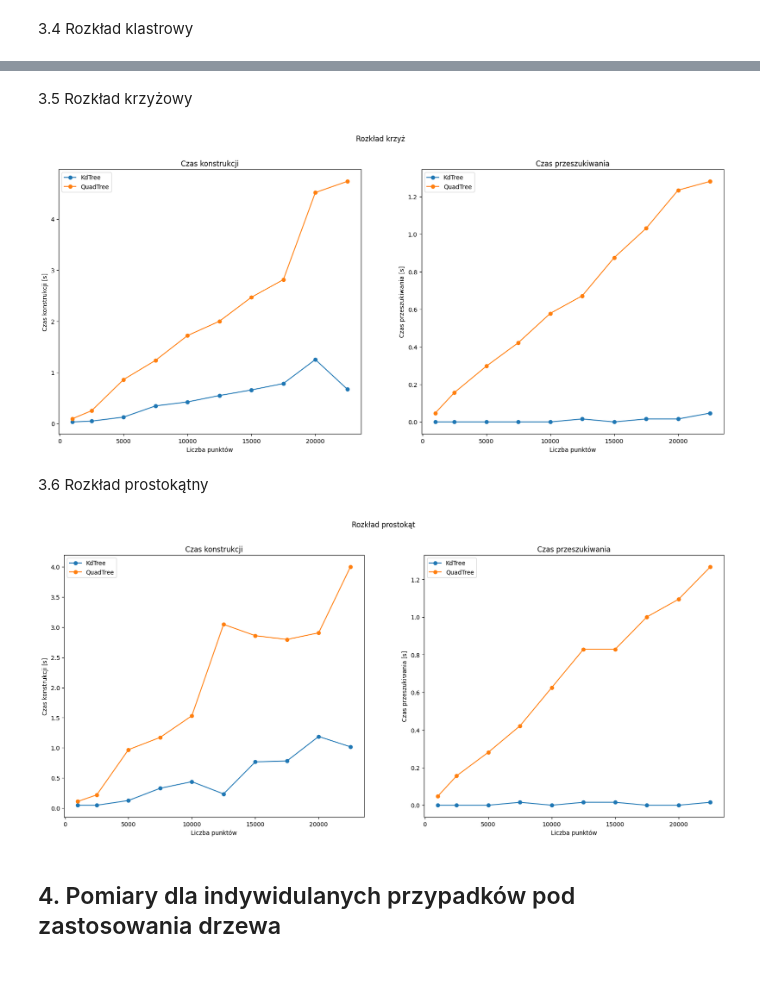
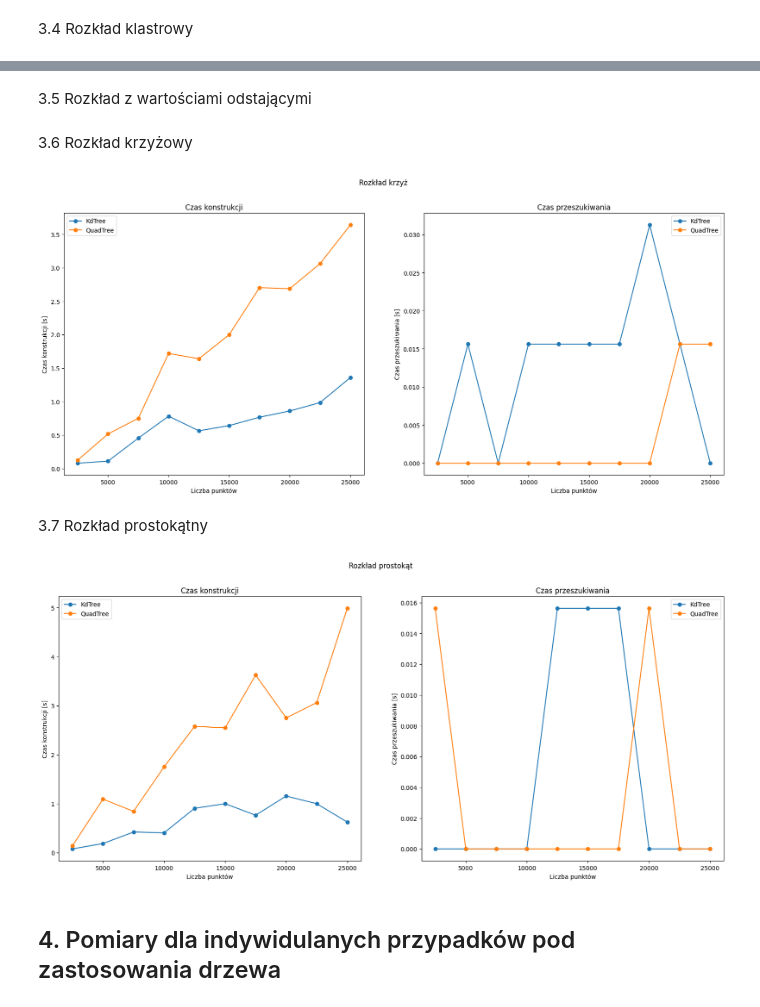
Before and after one commit to WerWojtas/QuadTree_and_KdTree, a Jupyter notebook: Comparison.ipynb, the cells around one changed output, grey strips where cells are left out. Drawn from its saved outputs; the diff is of its cells as text; code cells hidden in the pictures; blank space fills up the shorter version.

```diff
--- a/Comparison.ipynb
+++ b/Comparison.ipynb
@@ -72,12 +72,13 @@ All tests passed!
 ## 2. Pomiary wydajności
 # %%
 cg = CaseGenerator()
-q_int = [1000, 2500, 5000, 7500, 10000, 12500, 15000, 17500, 20000, 22500]
+q_int = [2500, 5000, 7500, 10000, 12500, 15000, 17500, 20000, 22500, 25000]
 q_2int = [(val//2, val//2) for val in q_int]
 q_grid = [(100, val//100) for val in q_int]
 q_clust = [val//3 for val in q_int]
+q_out = [(val, 50) for val in q_int]
 
-def benchmark(func, quantities, destination=Rectangle(Point([0,0]), Point([100,100])), cluster=None, title="Benchmark"):
+def benchmark(func, quantities, search_in=Rectangle([25, 25], [75, 75]), destination=Rectangle(Point([0,0]), Point([100,100])), cluster=None, title="Benchmark"):
     global q_int
     data = []
     data2 = []
@@ -86,17 +87,20 @@ def benchmark(func, quantities, destination=Rectangle(Point([0,0]), Point([100,1
             points = func(q, cluster)
         else:
             points = func(q, destination)
-        t1 = process_time()
-        kd = KdTree(points)
-        t2 = process_time()
-        quad = QuadTree(points)
-        t3 = process_time()
-        kd.search_in_rectangle(destination)
-        t4 = process_time()
-        quad.search_in_rectangle(destination)
-        t5 = process_time()
-        data.append((t2-t1, t3-t2))
-        data2.append((t4-t3, t5-t4))
+        tk1 = process_time()
+        kd = KdTree(points, points_in_node=1)
+        tk2 = process_time()
+        tq1 = process_time()
+        quad = QuadTree(points, points_in_node=1)
+        tq2 = process_time()
+        tk3 = process_time()
+        kd.search_in_rectangle(search_in)
+        tk4 = process_time()
+        tq3 = process_time()
+        quad.search_in_rectangle(search_in)
+        tq4 = process_time()
+        data.append((tk2 - tk1, tq2 - tq1))
+        data2.append((tk4 - tk3, tq4 - tq3))
     qua = ["Liczba punktów"]
     col = ["KdTree", "QuadTree"]
     top = ["", "Czas konstrukcji [s]", "Czas przeszukiwania [s]"]
@@ -206,6 +214,6 @@ df5
 # %%
-df6 = benchmark(cg.rectangle_distribution, q_int, title="Rozkład prostokąt")
-df6
+df7 = benchmark(cg.rectangle_distribution, q_int, search_in=Rectangle([20,20], [70,100]), title="Rozkład prostokąt")
+df7
 # %% [output]
 |  | Rozkład prostokąt |  |  |  |  |
 |  |  | Czas konstrukcji [s] |  | Czas przeszukiwania [s] |  |
@@ -265,0 +274,2 @@ show_graphs(df4, "Rozkład klastrowy")
+# %% [markdown]
+3.5 Rozkład z wartościami odstającymi
@@ -266,15 +278,15 @@ show_graphs(df4, "Rozkład klastrowy")
 # %% [markdown]
-3.5 Rozkład krzyżowy
+3.6 Rozkład krzyżowy
 # %%
-show_graphs(df5, "Rozkład krzyż")
+show_graphs(df6, "Rozkład krzyż")
 # %% [output]
-[figure, old version]
+[figure, new version]
 # %% [markdown]
-3.6 Rozkład prostokątny
+3.7 Rozkład prostokątny
 # %%
-show_graphs(df6, "Rozkład prostokąt")
+show_graphs(df7, "Rozkład prostokąt")
 # %% [output]
-[figure, old version]
+[figure, new version]
 # %% [markdown]
 ## 4. Pomiary dla indywidulanych przypadków pod zastosowania drzewa
 # %% [markdown]
```
Also changed, not shown: parts of 15 cells of this notebook, 3 other files.
